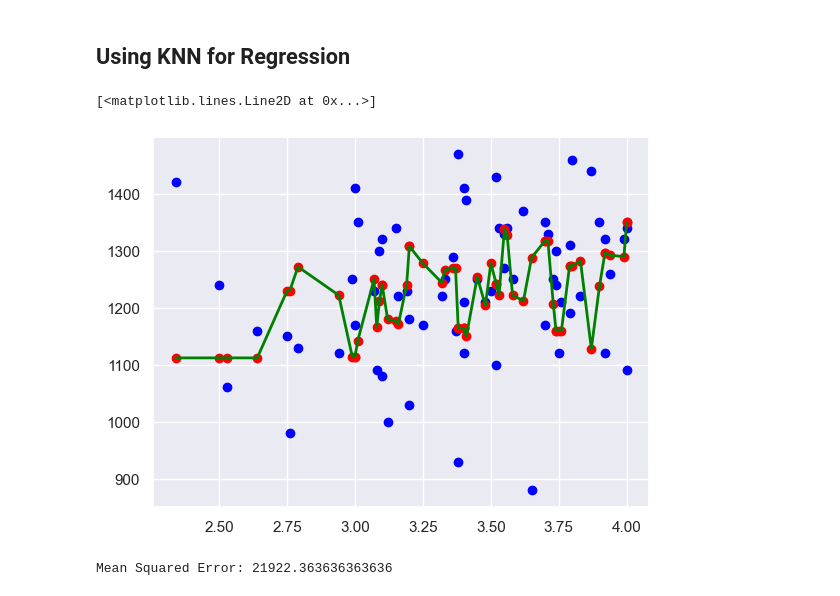
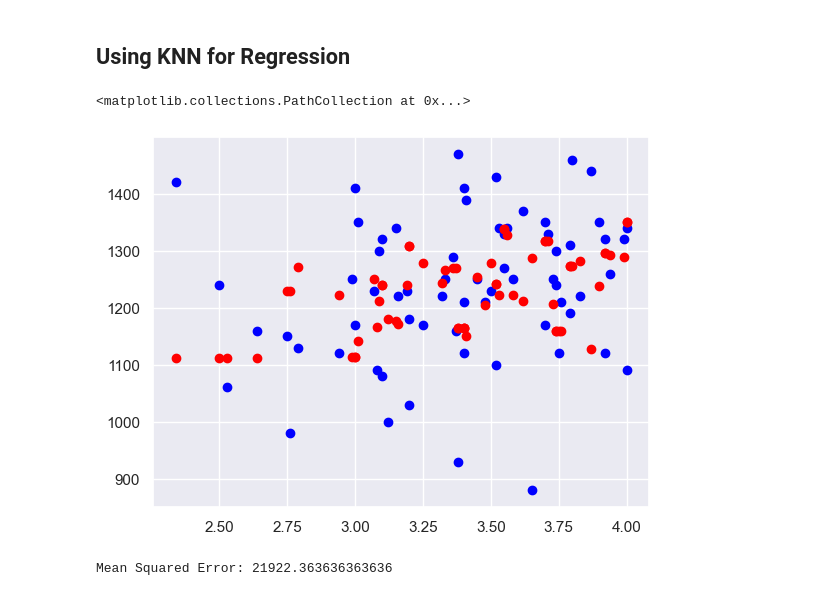
Before and after one commit to faithz314/INDE577, a Jupyter notebook: 577repo/Supervised Learning/5_K Nearest Neighbors/GPA.ipynb, the cells around one changed output. Cells and saved outputs as stored; diff of their text form; code cells hidden in the pictures.

```diff
--- a/577repo/Supervised Learning/5_K Nearest Neighbors/KNN.ipynb
+++ b/577repo/Supervised Learning/5_K Nearest Neighbors/GPA.ipynb
@@ -175,36 +177,34 @@ Not bad! I think this less accurate accuracy score and scatter plot are pretty g
 # %%
 import numpy as np
 from sklearn.model_selection import train_test_split
 from sklearn.neighbors import KNeighborsRegressor
 from sklearn.metrics import mean_squared_error
 
 # Assuming X contains high school GPA and y contains SAT scores
 df['SAT'] = df['SATV'] + df['SATM']
 
 Xreg = df['HSGPA'].values.reshape(-1, 1)
 
 yreg= df['SAT']
 
 
 # Split the data into training and testing sets
 X_train, X_test, y_train, y_test = train_test_split(Xreg, yreg, test_size=0.3, random_state=42)
 
 # Initialize the KNN regressor with k=5 (you can adjust k as needed)
 knn = KNeighborsRegressor(n_neighbors=5)
 
 # Train the KNN regressor on the training data
 knn.fit(X_train, y_train)
 
 # Predict SAT scores for the test data
 y_pred = knn.predict(X_test)
 
 plt.scatter(X_test, y_test, color='blue', label='Actual')
 plt.scatter(X_test, y_pred, color='red', label='Predicted')
-
-plt.plot(X_test_sorted, y_pred_sorted, color='green', linewidth=2, label='Regression Line')
 # %% [output]
-[<matplotlib.lines.Line2D at 0x...>]
+<matplotlib.collections.PathCollection at 0x...>
-[figure, old version]
+[figure, new version]
 # %%
 
 # Calculate Mean Squared Error (MSE) as a measure of performance
```
Also changed, not shown: parts of 3 cells of this notebook, 9 other files.
